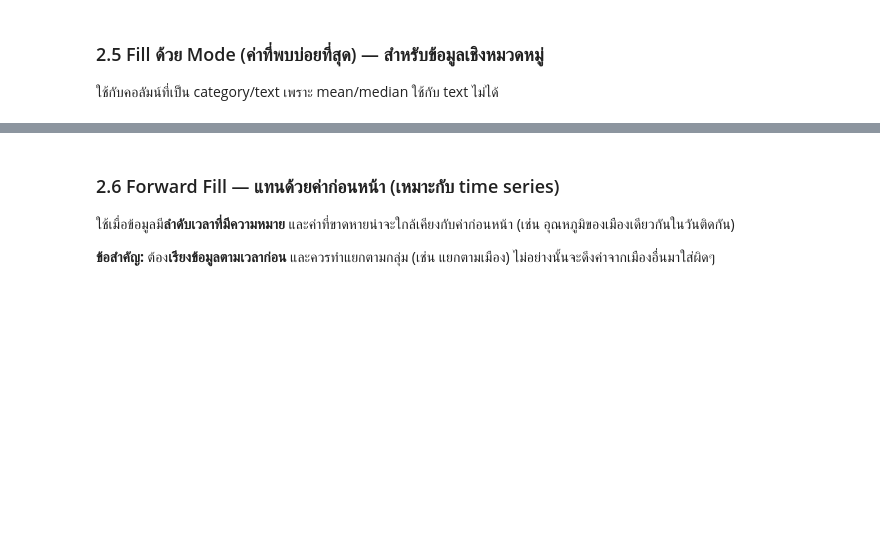
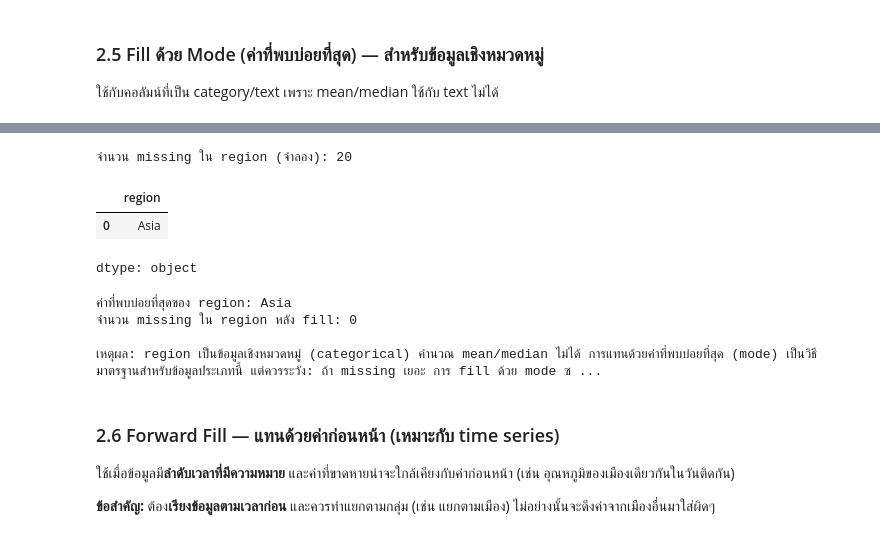
Before and after one commit to PitchayaW/SC-612-104-Essential-Data-Science, a Jupyter notebook: Module-A-Notebooks/SC612104_Session10_Data_Cleaning.ipynb, the cells around one changed output, grey strips where cells are left out. Saved outputs shown, nothing was run; the diff lists cells and outputs as text; code cells hidden in the pictures; blank space fills up the shorter version.

```diff
--- a/Module-A-Notebooks/SC612104_Session10_Data_Cleaning.ipynb
+++ b/Module-A-Notebooks/SC612104_Session10_Data_Cleaning.ipynb
@@ -437,11 +474,19 @@ print(f"\nเหตุผล: temperature_c มี outliers ที่รุน
+# %%
+# จำลองสถานการณ์: ถ้า region มี missing บางแถว (ในข้อมูลจริงไม่มี แต่สมมติเพื่อสอน)
+df_demo = df_filled.copy()
+demo_idx = df_demo.sample(20, random_state=1).index
+df_demo.loc[demo_idx, "region"] = np.nan
+
+print("จำนวน missing ใน region (จำลอง):", df_demo["region"].isnull().sum())
+# %% [output]
+จำนวน missing ใน region (จำลอง): 20
+# %%
+df_demo["region"].mode()
+# %% [output]
+|  | region |
+| 0 | Asia |
+dtype: object
 # %%
-# จำลองสถานการณ์: ถ้า region มี missing บางแถว (ในข้อมูลจริงไม่มี แต่สมมติเพื่อสอน)
-df_demo = df_filled.copy()
-demo_idx = df_demo.sample(20, random_state=1).index
-df_demo.loc[demo_idx, "region"] = np.nan
-
-print("จำนวน missing ใน region (จำลอง):", df_demo["region"].isnull().sum())
-
 region_mode = df_demo["region"].mode()[0]   # .mode() คืน Series อาจมีหลายค่า เอาตัวแรก
 print(f"ค่าที่พบบ่อยที่สุดของ region: {region_mode}")
 
@@ -451,6 +496,11 @@ print("จำนวน missing ใน region หลัง fill:", df_demo["regio
 print(f"\nเหตุผล: region เป็นข้อมูลเชิงหมวดหมู่ (categorical) คำนวณ mean/median ไม่ได้ "
       f"การแทนด้วยค่าที่พบบ่อยที่สุด (mode) เป็นวิธีมาตรฐานสำหรับข้อมูลประเภทนี้ "
       f"แต่ควรระวัง: ถ้า missing เยอะ การ fill ด้วย mode ซ้ำๆ อาจทำให้สัดส่วนของกลุ่มนั้นสูงเกินจริง")
+# %% [output]
+ค่าที่พบบ่อยที่สุดของ region: Asia
+จำนวน missing ใน region หลัง fill: 0
+
+เหตุผล: region เป็นข้อมูลเชิงหมวดหมู่ (categorical) คำนวณ mean/median ไม่ได้ การแทนด้วยค่าที่พบบ่อยที่สุด (mode) เป็นวิธีมาตรฐานสำหรับข้อมูลประเภทนี้ แต่ควรระวัง: ถ้า missing เยอะ การ fill ด้วย mode ซ ...
 # %% [markdown]
 ### 2.6 Forward Fill — แทนด้วยค่าก่อนหน้า (เหมาะกับ time series)
 
```
Also changed, not shown: parts of 27 cells of this notebook.
